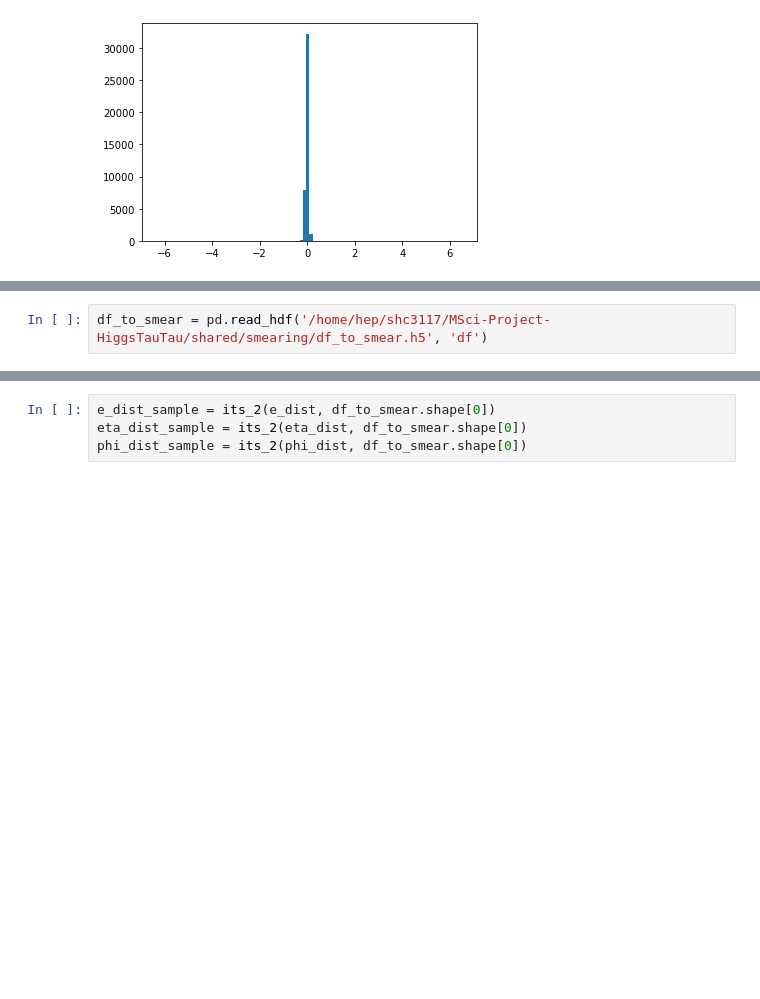
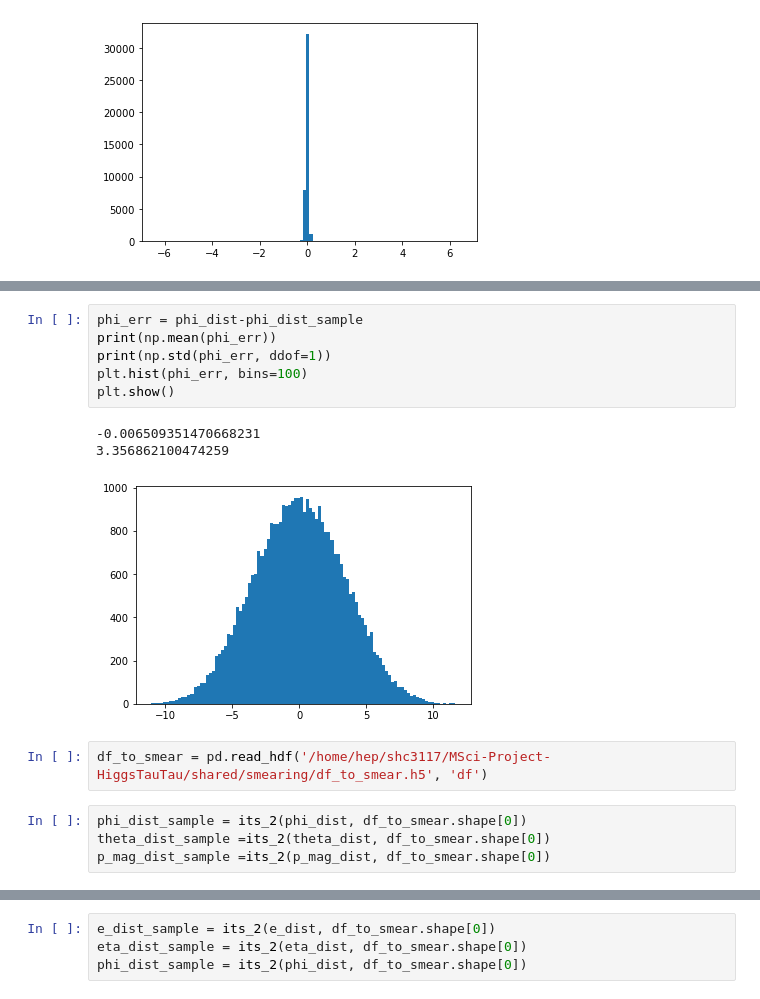
Before and after one commit to stanleyycheung/MSci-Project-HiggsTauTau, a Jupyter notebook: stanley/smearing.ipynb, the cells around one changed output, grey strips where cells are left out. Drawn from its saved outputs; the diff is of its cells as text; blank space fills up the shorter version.

```diff
--- a/stanley/smearing.ipynb
+++ b/stanley/smearing.ipynb
@@ -255,2 +292,16 @@ plt.show()
+# %%
+phi_err = phi_dist-phi_dist_sample
+print(np.mean(phi_err))
+print(np.std(phi_err, ddof=1))
+plt.hist(phi_err, bins=100)
+plt.show()
+# %% [output]
+-0.006509351470668231
+3.356862100474259
+[figure, added]
 # %%
 df_to_smear = pd.read_hdf('/home/hep/shc3117/MSci-Project-HiggsTauTau/shared/smearing/df_to_smear.h5', 'df')
+# %%
+phi_dist_sample = its_2(phi_dist, df_to_smear.shape[0])
+theta_dist_sample =its_2(theta_dist, df_to_smear.shape[0])
+p_mag_dist_sample =its_2(p_mag_dist, df_to_smear.shape[0])
```
Also changed, not shown: parts of 7 cells of this notebook, 7 other files.
